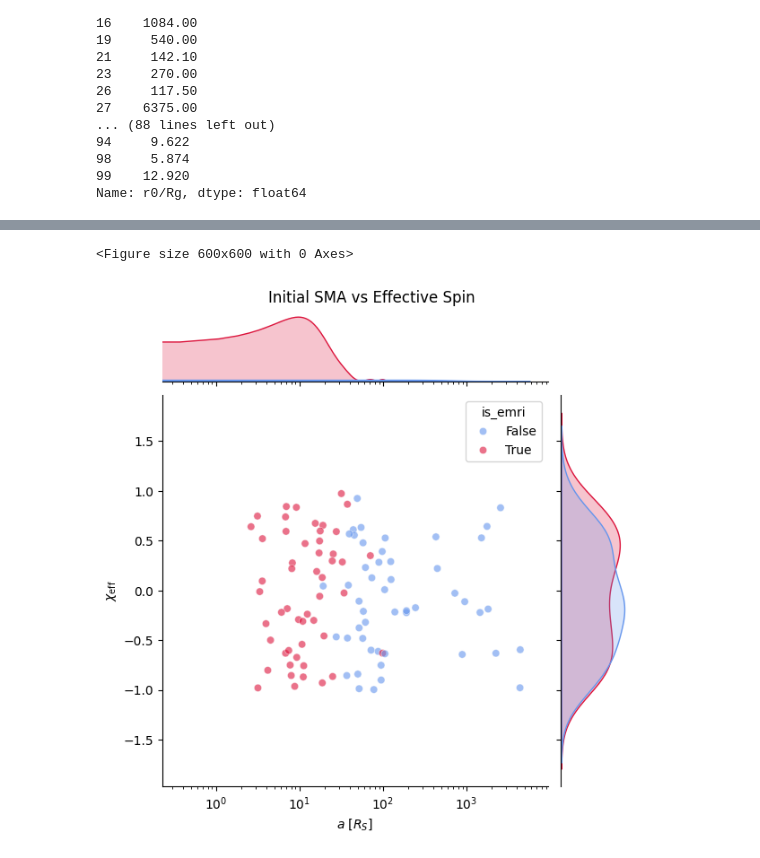
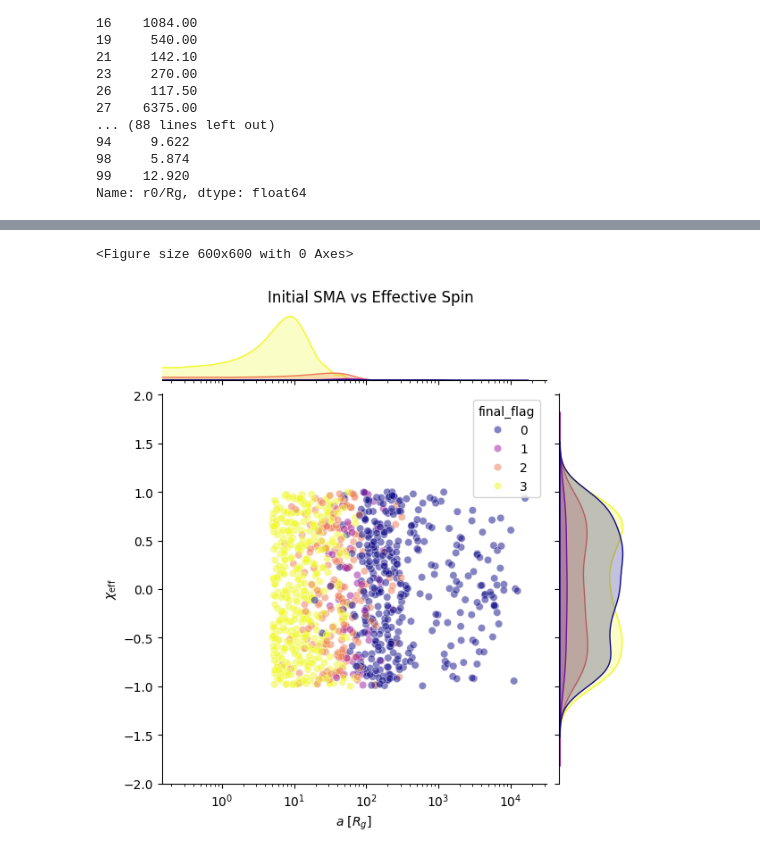
Before and after one commit to jt-stevenson/EMRIs_test, a Jupyter notebook: EMRIs_plots.ipynb, the cells around one changed output, grey strips where cells are left out. Cells and saved outputs as stored; diff of their text form; code cells hidden in the pictures.

```diff
--- a/EMRIs_plots.ipynb
+++ b/EMRIs_plots.ipynb
@@ -9,7 +9,7 @@ import binary_formation_distribution_V8 as myscript
 import NT_disk_Eqns_V1 as jscript
 import pagn.constants as ct
 # %%
-filename = "EMRIs_Jupiter/SG/alpha_0.01/EMRIs_G23_1g.txt"
+filename = "EMRIs_Jupiter/SG/alpha_0.01/EMRIs_G23_Ng_1000_events.txt"
 # %%
 with open(filename) as f:
     lines = f.readlines()
@@ -264,8 +264,8 @@ def plot_with_marginals(fig, data, x, y, is_emri, xlabel, ylabel, title, logx=Fa
         data=data,
         x=x, y=y,
         hue=is_emri,
-        palette={0: "cornflowerblue", 1: "crimson"},
-        alpha=0.6
+        palette=colors_map,
+        alpha=0.5
     )
 
     g.figure.suptitle(title, y=1.02)
@@ -323,23 +324,23 @@ plt.show()
 # %%
 fig = plt.figure(figsize=(6, 6))
 
 # Plot 3: r0 vs chi_eff
 plot_with_marginals(
     fig, data,
-    x="r0/Rs",
+    x="r0/Rg",
     y="chi_eff",
-    is_emri="is_emri",
-    xlabel=r'$a$ [$R_S$]',
+    is_emri="final_flag",
+    xlabel=r'$a$ [$R_g$]',
     ylabel=r'$\chi_{\rm eff}$',
     title='Initial SMA vs Effective Spin',
     logx=True,
     logy=False
 )
 
 
 fig.tight_layout()
-plt.savefig('EMRIs/sma_chieff.pdf')
+plt.savefig(f'{dir}/sma_chieff_{N}.pdf')
 plt.show()
 # %% [output]
 <Figure size 600x600 with 0 Axes>
-[figure, old version]
+[figure, new version]
```
Also changed, not shown: parts of 6 cells of this notebook, 2 other files.
